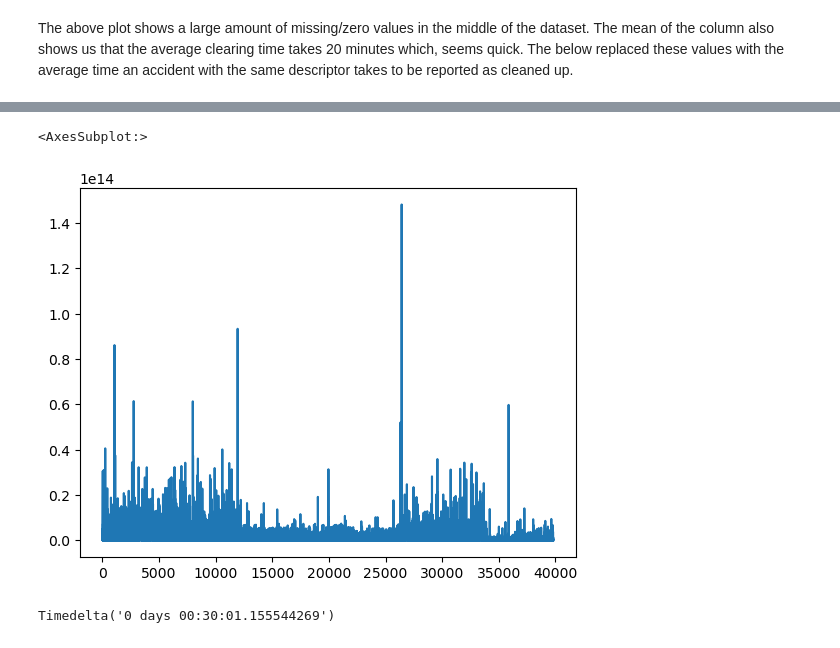
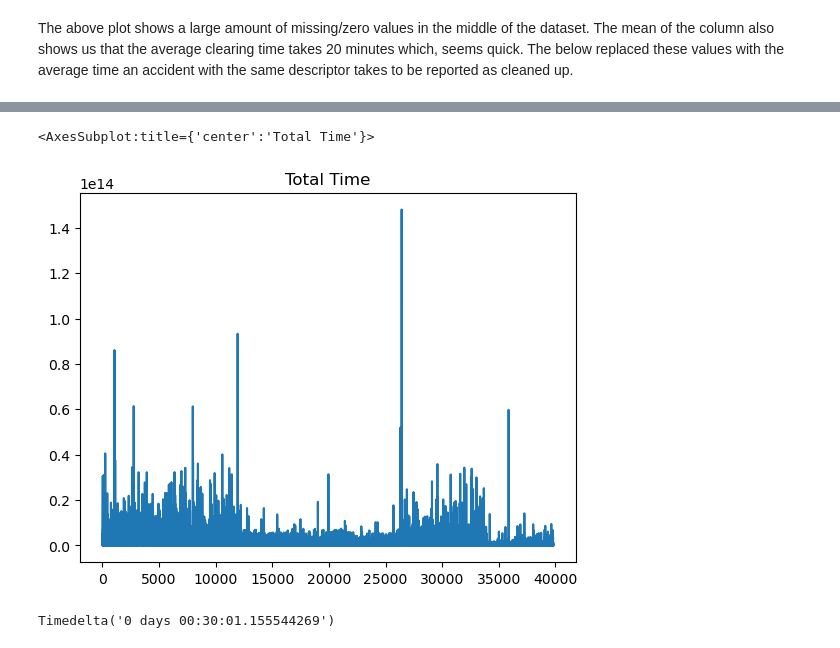
Before and after one commit to Gage-Fleming/City-of-Calgary-Data-Analysis, a Jupyter notebook: midterm.ipynb, the cells around one changed output, grey strips where cells are left out. Saved outputs shown, nothing was run; the diff lists cells and outputs as text; code cells hidden in the pictures.

```diff
--- a/midterm.ipynb
+++ b/midterm.ipynb
@@ -508,8 +490,8 @@ No total_time data for incident(s) with this description: Single vehicle inciden
 # %%
-df['Total_Time'].plot()
+df['Total_Time'].plot(title='Total Time')
 # %% [output]
-<AxesSubplot:>
+<AxesSubplot:title={'center':'Total Time'}>
-[figure, old version]
+[figure, new version]
 # %%
 df['Total_Time'].mean()
 # %% [output]
```
Also changed, not shown: parts of 22 cells of this notebook.
